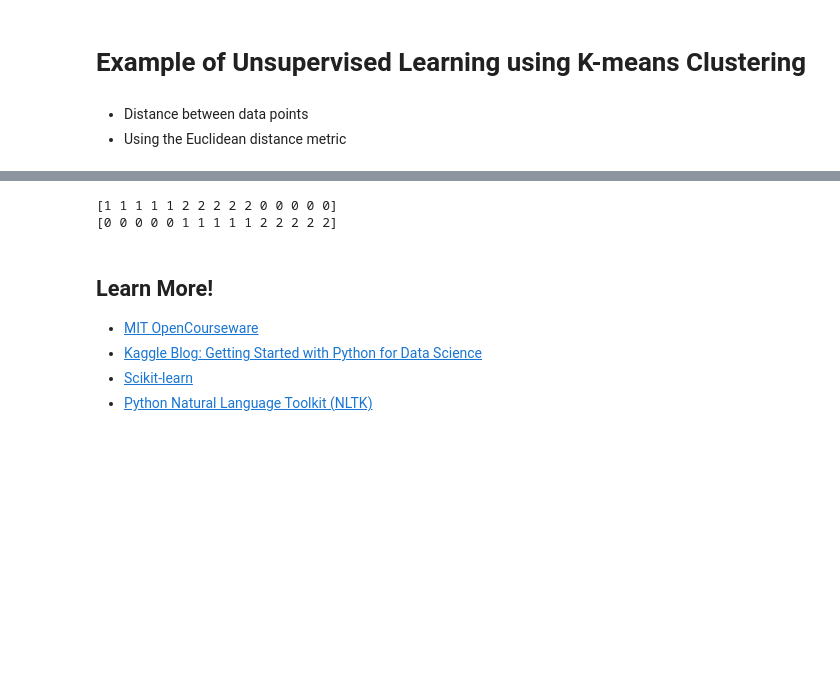
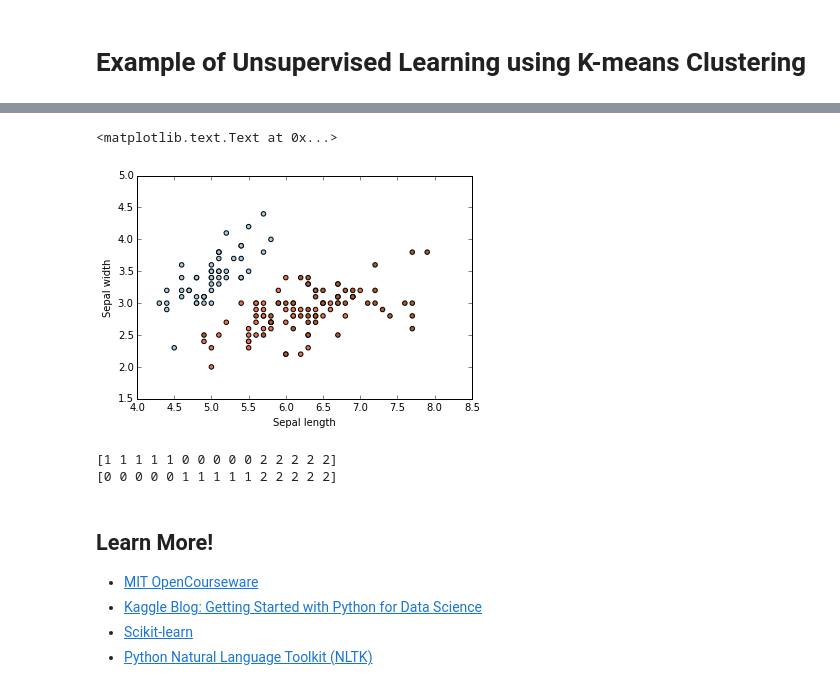
Before and after one commit to desertpy/presentations, a Jupyter notebook: machine_learning_braden/Python_Talk.ipynb, the cells around one changed output, grey strips where cells are left out. Saved outputs shown, nothing was run; the diff lists cells and outputs as text; code cells hidden in the pictures; blank space fills up the shorter version.

```diff
--- a/machine_learning_braden/Python_Talk.ipynb
+++ b/machine_learning_braden/Python_Talk.ipynb
@@ -200,9 +223,6 @@ print(classification_report(y_test, y_pred))
 avg / total       0.94      0.93      0.93        15
 # %% [markdown]
 # Example of Unsupervised Learning using K-means Clustering
-# %% [markdown]
-- Distance between data points
-- Using the Euclidean distance metric
 # %% [markdown]
 [Iris Flower Data Set](http://en.wikipedia.org/wiki/Iris_flower_data_set)
 - The data set consists of 50 samples from each of three species of Iris
@@ -216,6 +236,21 @@ avg / total       0.94      0.93      0.93        15
     - the width of the petals
 
 <img src="http://upload.wikimedia.org/wikipedia/commons/thumb/4/41/Iris_versicolor_3.jpg/220px-Iris_versicolor_3.jpg" alt="Drawing" style="width: 200px;"/>
+# %%
+import matplotlib.pyplot as plt
+%matplotlib inline
+
+iris = datasets.load_iris()
+X = iris.data[:, :2]  # we only take the first two features.
+Y = iris.target
+
+# Plot the points
+plt.scatter(X[:, 0], X[:, 1], c=Y, cmap=plt.cm.Paired)
+plt.xlabel('Sepal length')
+plt.ylabel('Sepal width')
+# %% [output]
+<matplotlib.text.Text at 0x...>
+[figure, added]
 # %%
 from sklearn import cluster, datasets
 
@@ -226,10 +261,12 @@ y_iris = iris.target  # labels
 k_means = cluster.KMeans(n_clusters=3)
 k_means.fit(X_iris)
 
+# does the kmeans clustering predict reality?
+# only predicts species # 2
 print(k_means.labels_[::10])
 print(y_iris[::10])
 # %% [output]
-[1 1 1 1 1 2 2 2 2 2 0 0 0 0 0]
+[1 1 1 1 1 0 0 0 0 0 2 2 2 2 2]
 [0 0 0 0 0 1 1 1 1 1 2 2 2 2 2]
 # %% [markdown]
 ## Learn More!
```
Also changed, not shown: parts of 2 cells of this notebook.
